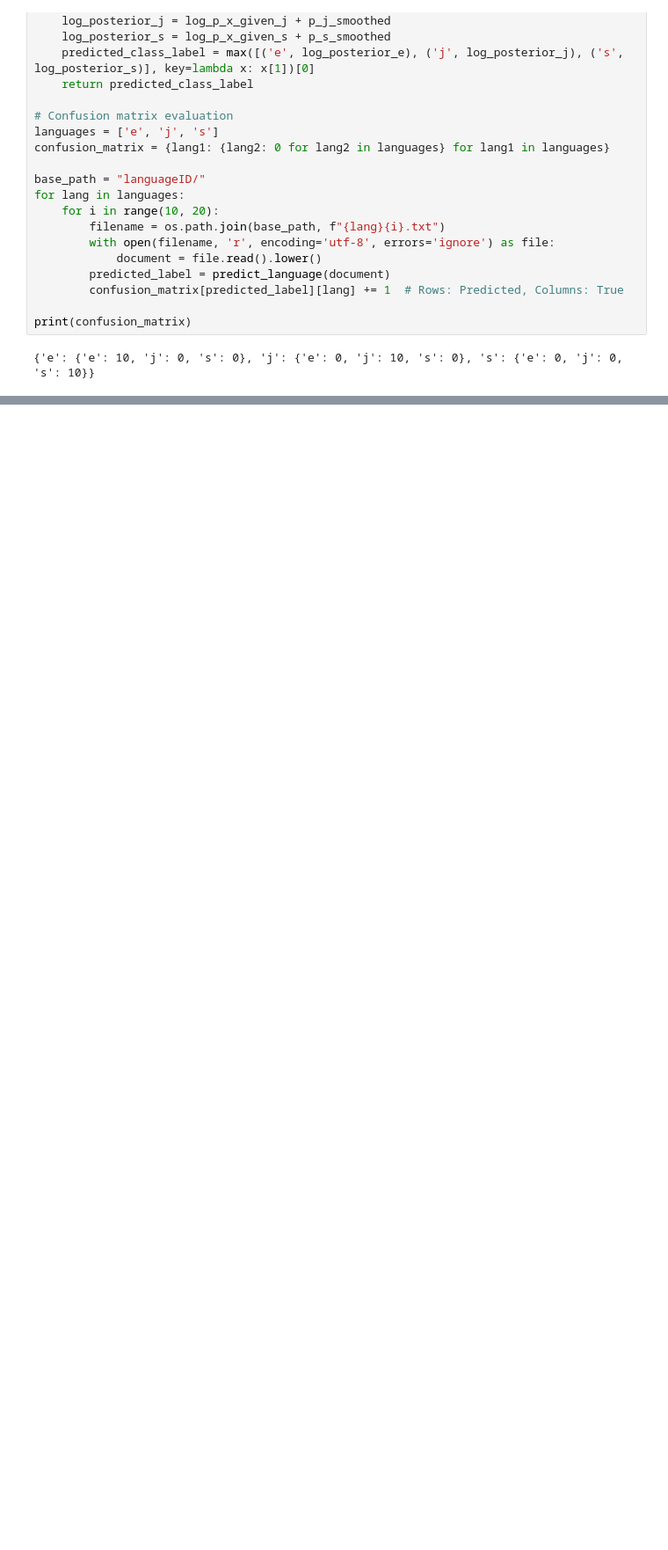
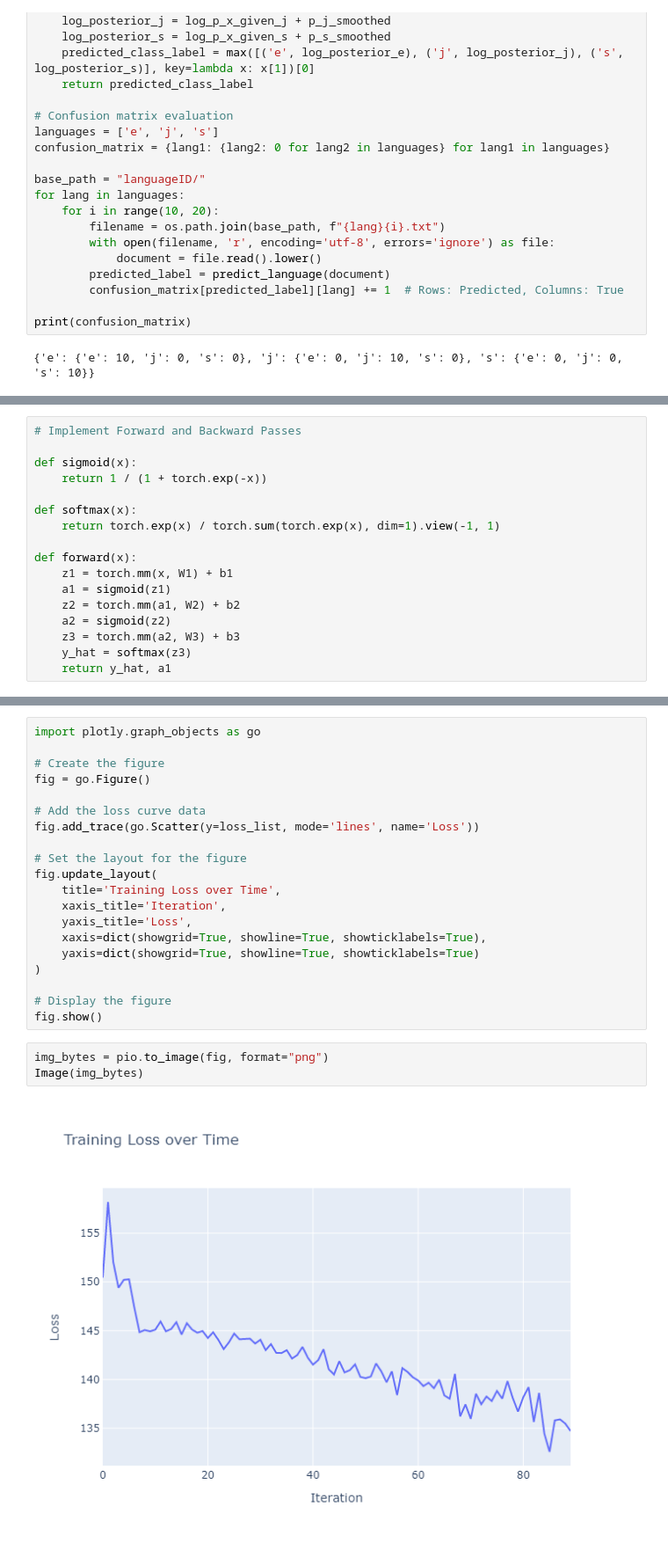
Before and after one commit to placenciohid/ECE760-Homework, a Jupyter notebook: Homework 4/Homework 4 - Dario Placencio.ipynb, the cells around one changed output, grey strips where cells are left out. Shown: that part at 88% size. Drawn from its saved outputs; the diff is of its cells as text; blank space fills up the shorter version.

```diff
--- a/Homework 4/Homework 4 - Dario Placencio.ipynb
+++ b/Homework 4/Homework 4 - Dario Placencio.ipynb
@@ -276,0 +333,17 @@ print(confusion_matrix)
+# %%
+# Implement Forward and Backward Passes
+
+def sigmoid(x):
+    return 1 / (1 + torch.exp(-x))
+
+def softmax(x):
+    return torch.exp(x) / torch.sum(torch.exp(x), dim=1).view(-1, 1)
+
+def forward(x):
+    z1 = torch.mm(x, W1) + b1
+    a1 = sigmoid(z1)
+    z2 = torch.mm(a1, W2) + b2
+    a2 = sigmoid(z2)
+    z3 = torch.mm(a2, W3) + b3
+    y_hat = softmax(z3)
+    return y_hat, a1
@@ -276,0 +433,25 @@ print(confusion_matrix)
+# %%
+import plotly.graph_objects as go
+
+# Create the figure
+fig = go.Figure()
+
+# Add the loss curve data
+fig.add_trace(go.Scatter(y=loss_list, mode='lines', name='Loss'))
+
+# Set the layout for the figure
+fig.update_layout(
+    title='Training Loss over Time',
+    xaxis_title='Iteration',
+    yaxis_title='Loss',
+    xaxis=dict(showgrid=True, showline=True, showticklabels=True),
+    yaxis=dict(showgrid=True, showline=True, showticklabels=True)
+)
+
+# Display the figure
+fig.show()
+# %%
+img_bytes = pio.to_image(fig, format="png")
+Image(img_bytes)
+# %% [output]
+[figure, added]
```
Also changed, not shown: parts of 33 cells of this notebook, 17 other files.
